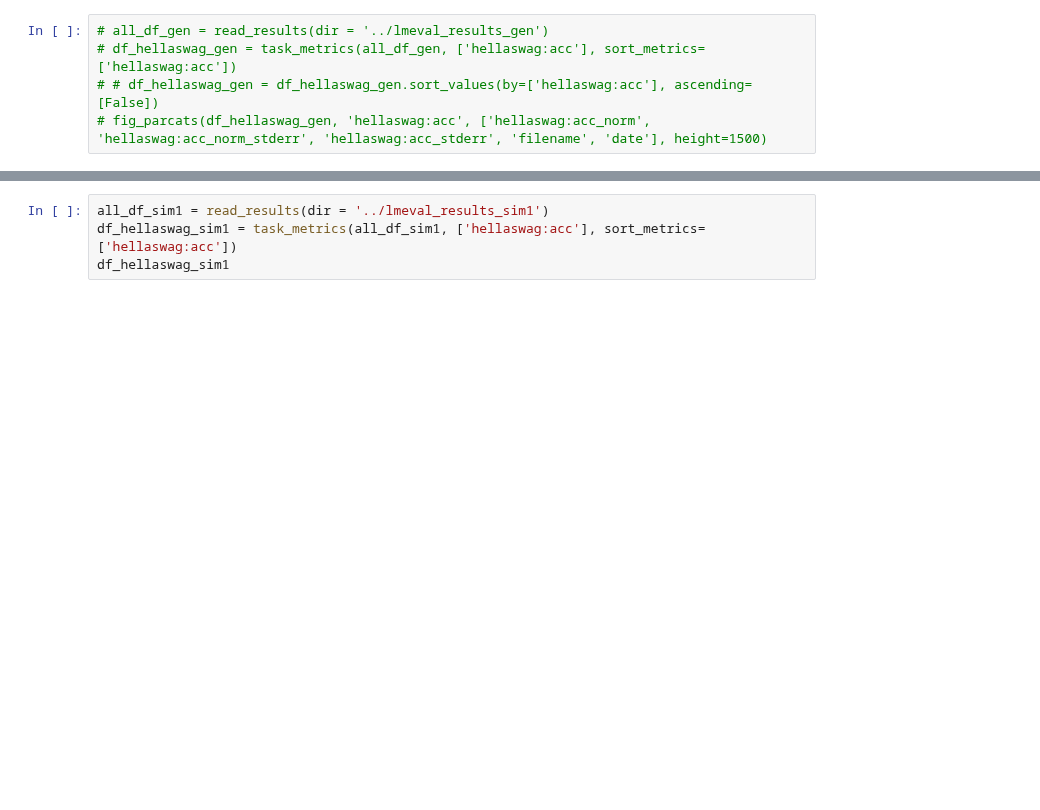
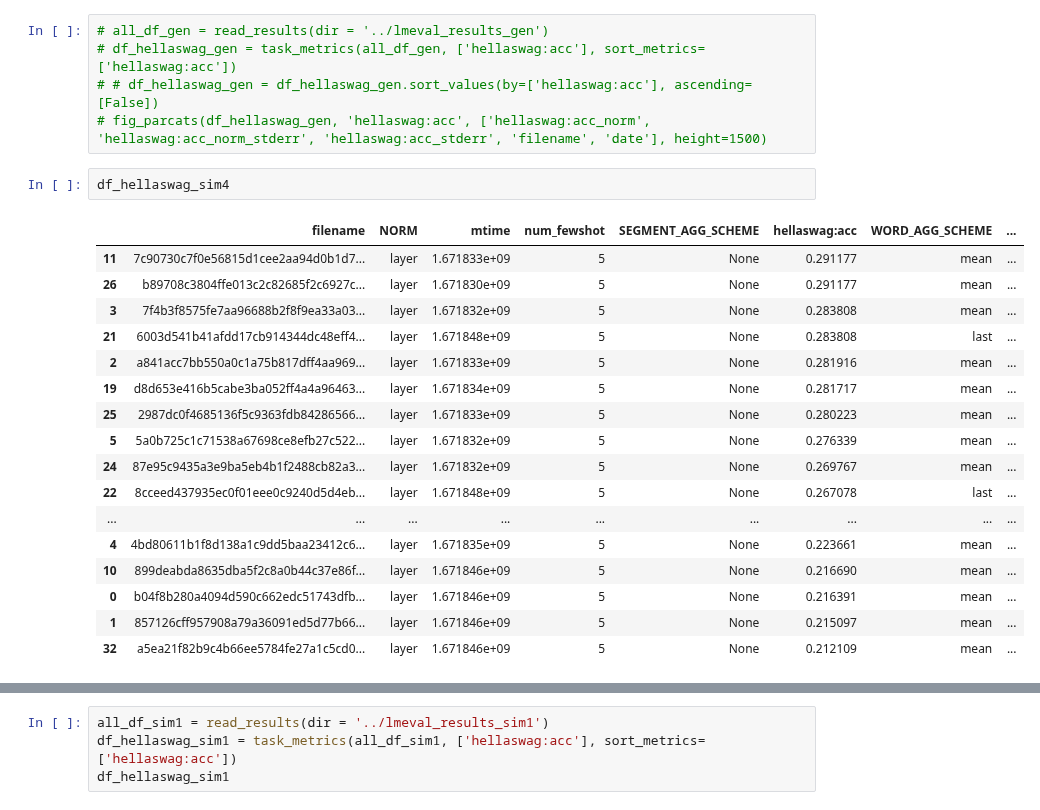
Before and after one commit to Turnitin-AI-Research/lm_eval_harness, a Jupyter notebook: notebooks/view_results.ipynb, the cells around one changed output, grey strips where cells are left out. Cells and saved outputs as stored; diff of their text form; blank space fills up the shorter version.

```diff
--- a/notebooks/view_results.ipynb
+++ b/notebooks/view_results.ipynb
@@ -21,4 +21,24 @@ from notebook_utils import read_results, task_metrics, fig_parcats
 # df_hellaswag_gen = task_metrics(all_df_gen, ['hellaswag:acc'], sort_metrics=['hellaswag:acc'])
 # # df_hellaswag_gen = df_hellaswag_gen.sort_values(by=['hellaswag:acc'], ascending=[False])
 # fig_parcats(df_hellaswag_gen, 'hellaswag:acc', ['hellaswag:acc_norm', 'hellaswag:acc_norm_stderr', 'hellaswag:acc_stderr', 'filename', 'date'], height=1500)
+# %%
+df_hellaswag_sim4
+# %% [output]
+|  | filename | NORM | mtime | num_fewshot | SEGMENT_AGG_SCHEME | hellaswag:acc | WORD_AGG_SCHEME | ... |
+| 11 | 7c90730c7f0e56815d1cee2aa94d0b1d7... | layer | 1.671833e+09 | 5 | None | 0.291177 | mean | ... |
+| 26 | b89708c3804ffe013c2c82685f2c6927c... | layer | 1.671830e+09 | 5 | None | 0.291177 | mean | ... |
+| 3 | 7f4b3f8575fe7aa96688b2f8f9ea33a03... | layer | 1.671832e+09 | 5 | None | 0.283808 | mean | ... |
+| 21 | 6003d541b41afdd17cb914344dc48eff4... | layer | 1.671848e+09 | 5 | None | 0.283808 | last | ... |
+| 2 | a841acc7bb550a0c1a75b817dff4aa969... | layer | 1.671833e+09 | 5 | None | 0.281916 | mean | ... |
+| 19 | d8d653e416b5cabe3ba052ff4a4a96463... | layer | 1.671834e+09 | 5 | None | 0.281717 | mean | ... |
+| 25 | 2987dc0f4685136f5c9363fdb84286566... | layer | 1.671833e+09 | 5 | None | 0.280223 | mean | ... |
+| 5 | 5a0b725c1c71538a67698ce8efb27c522... | layer | 1.671832e+09 | 5 | None | 0.276339 | mean | ... |
+| 24 | 87e95c9435a3e9ba5eb4b1f2488cb82a3... | layer | 1.671832e+09 | 5 | None | 0.269767 | mean | ... |
+| 22 | 8cceed437935ec0f01eee0c9240d5d4eb... | layer | 1.671848e+09 | 5 | None | 0.267078 | last | ... |
+| ... | ... | ... | ... | ... | ... | ... | ... | ... |
+| 4 | 4bd80611b1f8d138a1c9dd5baa23412c6... | layer | 1.671835e+09 | 5 | None | 0.223661 | mean | ... |
+| 10 | 899deabda8635dba5f2c8a0b44c37e86f... | layer | 1.671846e+09 | 5 | None | 0.216690 | mean | ... |
+| 0 | b04f8b280a4094d590c662edc51743dfb... | layer | 1.671846e+09 | 5 | None | 0.216391 | mean | ... |
+| 1 | 857126cff957908a79a36091ed5d77b66... | layer | 1.671846e+09 | 5 | None | 0.215097 | mean | ... |
+| 32 | a5ea21f82b9c4b66ee5784fe27a1c5cd0... | layer | 1.671846e+09 | 5 | None | 0.212109 | mean | ... |
 # %%
```
Also changed, not shown: parts of 1 cell of this notebook, 6 other files.
